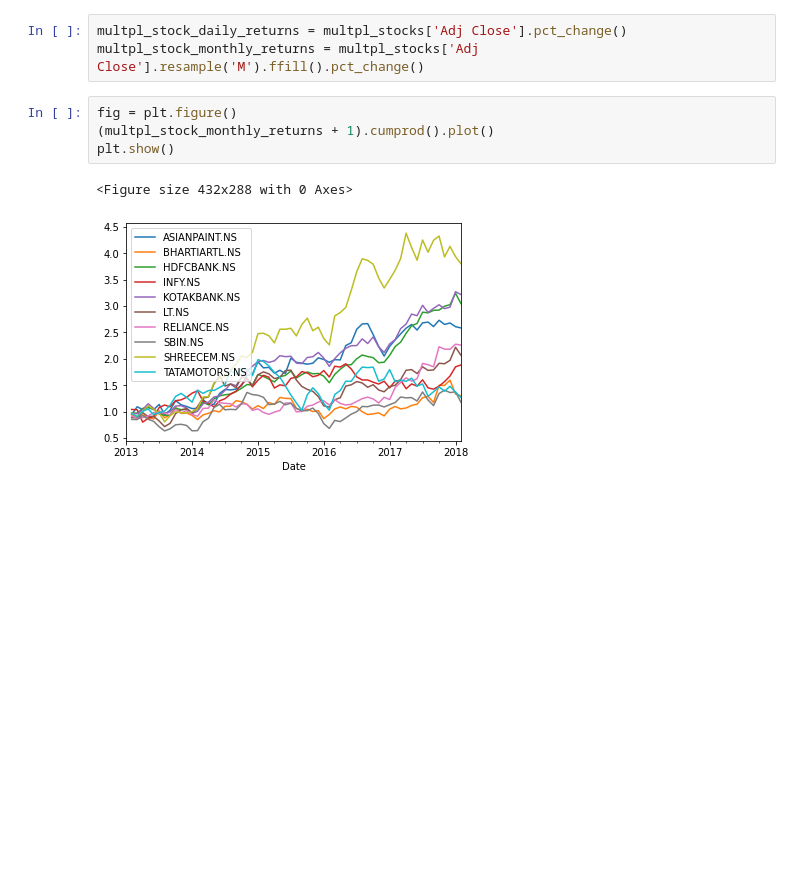
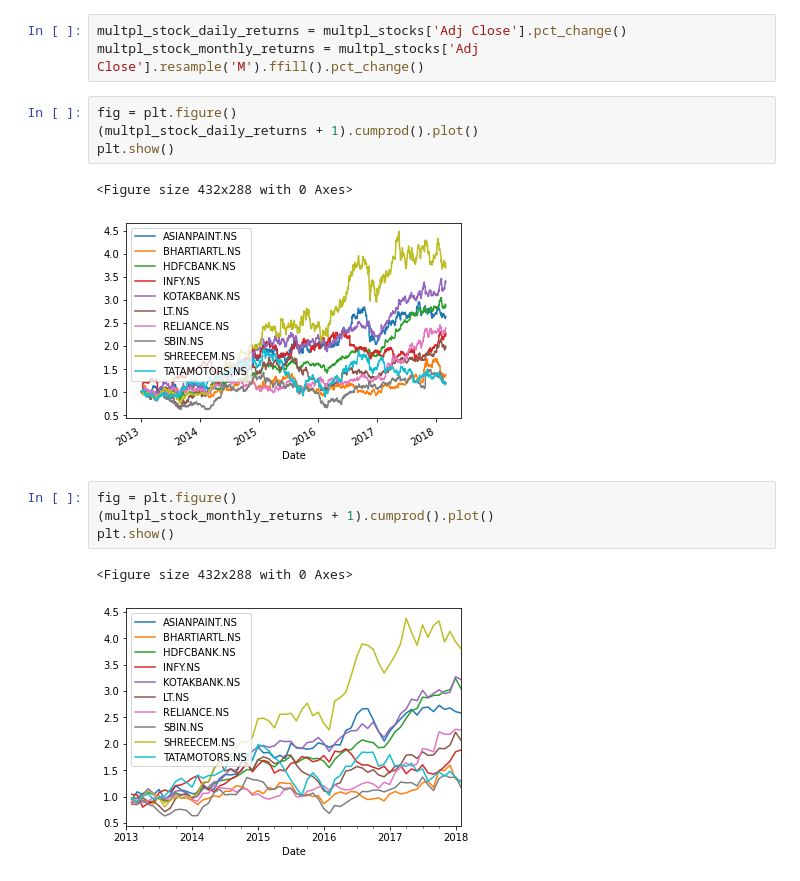
Before and after one commit to srilav/machinelearning, a Jupyter notebook: Team_11_Capstone_Project.ipynb, the cells around one changed output. Drawn from its saved outputs; the diff is of its cells as text; blank space fills up the shorter version.

```diff
--- a/Team_11_Capstone_Project.ipynb
+++ b/Team_11_Capstone_Project.ipynb
@@ -427,6 +464,13 @@ plt.show()
 # %%
 multpl_stock_daily_returns = multpl_stocks['Adj Close'].pct_change()
 multpl_stock_monthly_returns = multpl_stocks['Adj Close'].resample('M').ffill().pct_change()
+# %%
+fig = plt.figure()
+(multpl_stock_daily_returns + 1).cumprod().plot()
+plt.show()
+# %% [output]
+<Figure size 432x288 with 0 Axes>
+[figure, added]
 # %%
 fig = plt.figure()
 (multpl_stock_monthly_returns + 1).cumprod().plot()
```
Also changed, not shown: parts of 7 cells of this notebook.
